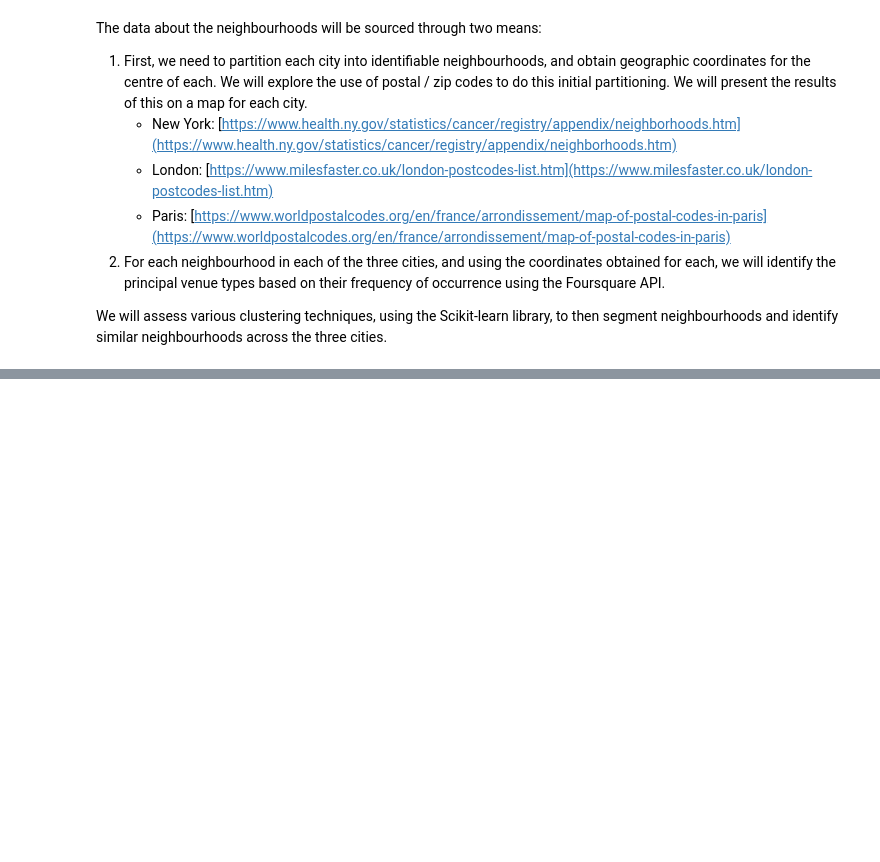
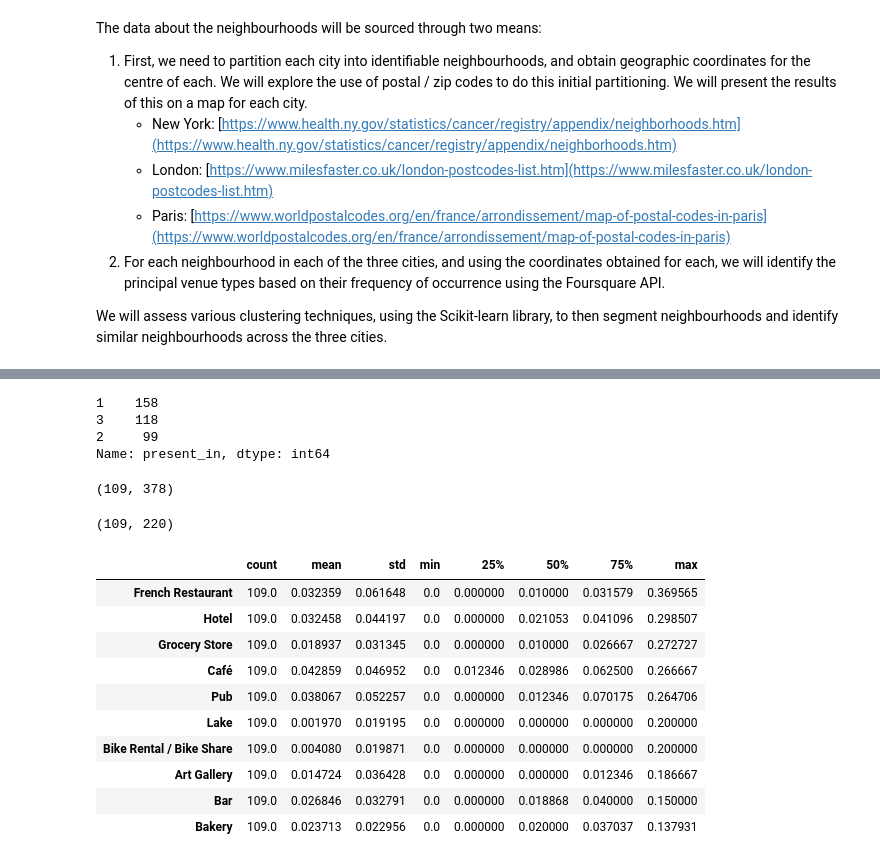
Before and after one commit to pemm8/Coursera_Capstone, a Jupyter notebook: Capstone_BattleOfNeighbourhoods.ipynb, the cells around one changed output, grey strips where cells are left out. Saved outputs shown, nothing was run; the diff lists cells and outputs as text; code cells hidden in the pictures; blank space fills up the shorter version.

```diff
--- a/Capstone_BattleOfNeighbourhoods.ipynb
+++ b/Capstone_BattleOfNeighbourhoods.ipynb
@@ -24,0 +480,43 @@ We will assess various clustering techniques, using the Scikit-learn library, to
+# %%
+def present_count(row):
+    count = 0
+    for c in row:
+        if c > 0:
+            count += 1
+    return count
+# %%
+df_city['present_in'] = df_city.apply(present_count, axis=1)
+# %%
+df_city['present_in'].value_counts()
+# %% [output]
+1    158
+3    118
+2     99
+Name: present_in, dtype: int64
+# %%
+comparator_cats = df_city[df_city['present_in'] > 1].reset_index()['index'].to_list()
+cols_to_drop = df_city[df_city['present_in'] == 1].reset_index()['index'].to_list()
+# %%
+df_grouped.shape
+# %% [output]
+(109, 378)
+# %%
+df_grouped2 = df_grouped.drop(columns=cols_to_drop)
+# %%
+df_grouped2.shape
+# %% [output]
+(109, 220)
+# %%
+df_grouped2.describe().T.sort_values('max', ascending=False).head(10)
+# %% [output]
+|  | count | mean | std | min | 25% | 50% | 75% | max |
+| French Restaurant | 109.0 | 0.032359 | 0.061648 | 0.0 | 0.000000 | 0.010000 | 0.031579 | 0.369565 |
+| Hotel | 109.0 | 0.032458 | 0.044197 | 0.0 | 0.000000 | 0.021053 | 0.041096 | 0.298507 |
+| Grocery Store | 109.0 | 0.018937 | 0.031345 | 0.0 | 0.000000 | 0.010000 | 0.026667 | 0.272727 |
+| Café | 109.0 | 0.042859 | 0.046952 | 0.0 | 0.012346 | 0.028986 | 0.062500 | 0.266667 |
+| Pub | 109.0 | 0.038067 | 0.052257 | 0.0 | 0.000000 | 0.012346 | 0.070175 | 0.264706 |
+| Lake | 109.0 | 0.001970 | 0.019195 | 0.0 | 0.000000 | 0.000000 | 0.000000 | 0.200000 |
+| Bike Rental / Bike Share | 109.0 | 0.004080 | 0.019871 | 0.0 | 0.000000 | 0.000000 | 0.000000 | 0.200000 |
+| Art Gallery | 109.0 | 0.014724 | 0.036428 | 0.0 | 0.000000 | 0.000000 | 0.012346 | 0.186667 |
+| Bar | 109.0 | 0.026846 | 0.032791 | 0.0 | 0.000000 | 0.018868 | 0.040000 | 0.150000 |
+| Bakery | 109.0 | 0.023713 | 0.022956 | 0.0 | 0.000000 | 0.020000 | 0.037037 | 0.137931 |
```
Also changed, not shown: parts of 78 cells of this notebook, 6 other files.
